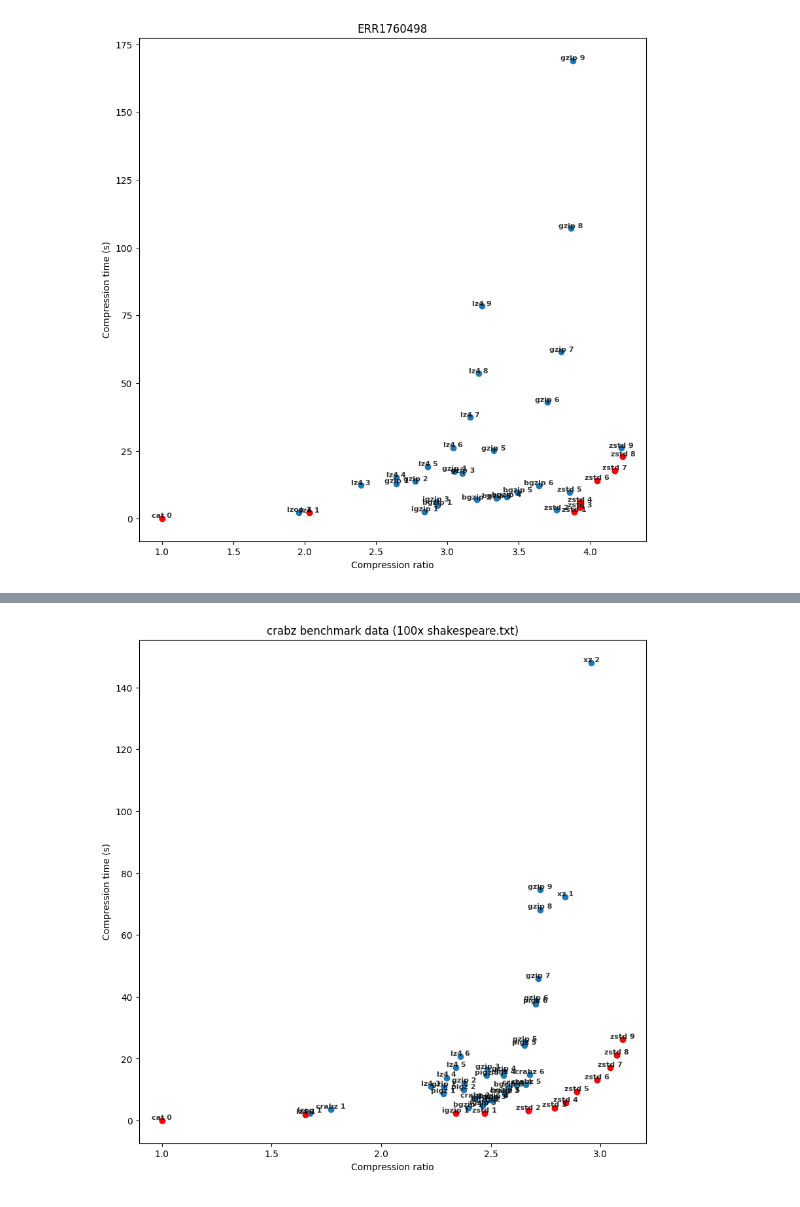
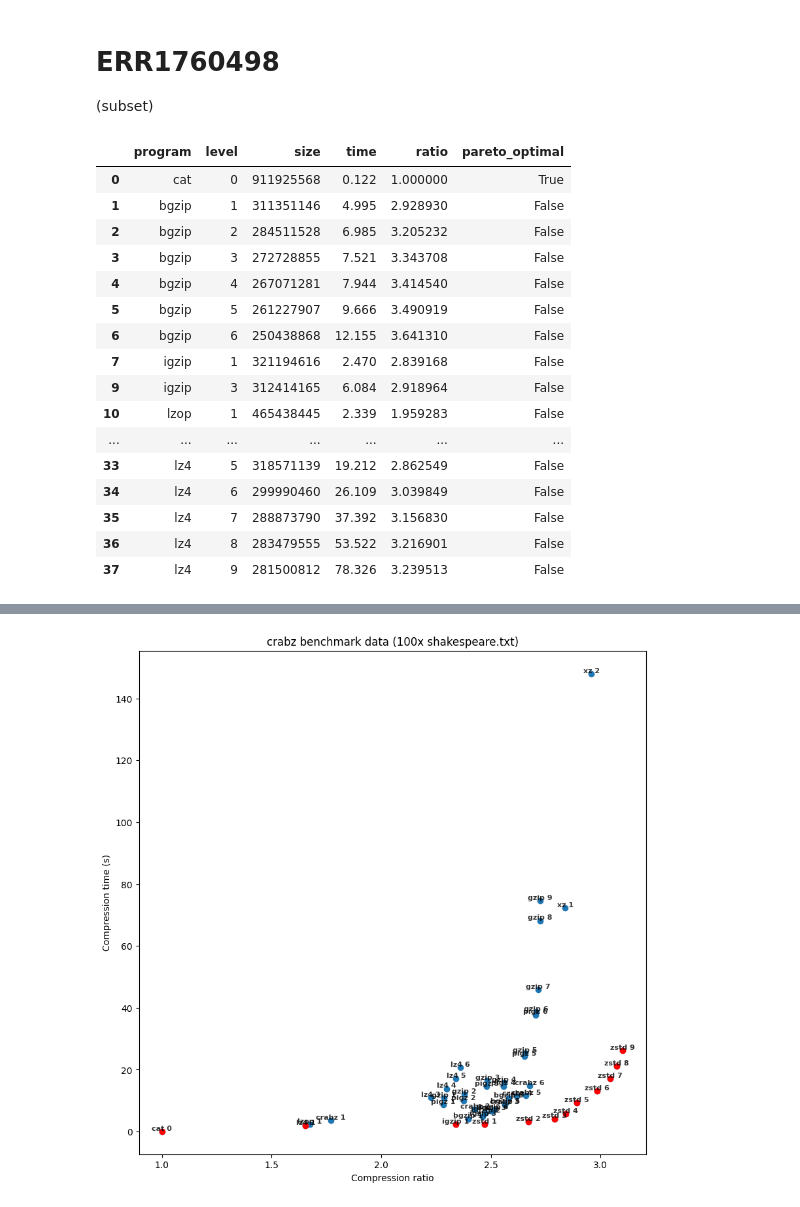
Before and after one commit to marcelm/compression, a Jupyter notebook: plotresults.ipynb, the cells around one changed output, grey strips where cells are left out. Cells and saved outputs as stored; diff of their text form; code cells hidden in the pictures.

```diff
--- a/plotresults.ipynb
+++ b/plotresults.ipynb
@@ -80,5 +109,25 @@ plot_table2(df, ymax=70, title="SRR020285")
+# %% [markdown]
+# ERR1760498
+
+(subset)
 # %%
-df = read_table("results.ERR1760498_1.tab")
-plot_table2(df, title="ERR1760498")
+df = read_table("results/ERR1760498.tab")
+df
 # %% [output]
-[figure, removed]
+|  | program | level | size | time | ratio | pareto_optimal |
+| 0 | cat | 0 | 911925568 | 0.122 | 1.000000 | True |
+| 1 | bgzip | 1 | 311351146 | 4.995 | 2.928930 | False |
+| 2 | bgzip | 2 | 284511528 | 6.985 | 3.205232 | False |
+| 3 | bgzip | 3 | 272728855 | 7.521 | 3.343708 | False |
+| 4 | bgzip | 4 | 267071281 | 7.944 | 3.414540 | False |
+| 5 | bgzip | 5 | 261227907 | 9.666 | 3.490919 | False |
+| 6 | bgzip | 6 | 250438868 | 12.155 | 3.641310 | False |
+| 7 | igzip | 1 | 321194616 | 2.470 | 2.839168 | False |
+| 9 | igzip | 3 | 312414165 | 6.084 | 2.918964 | False |
+| 10 | lzop | 1 | 465438445 | 2.339 | 1.959283 | False |
+| ... | ... | ... | ... | ... | ... | ... |
+| 33 | lz4 | 5 | 318571139 | 19.212 | 2.862549 | False |
+| 34 | lz4 | 6 | 299990460 | 26.109 | 3.039849 | False |
+| 35 | lz4 | 7 | 288873790 | 37.392 | 3.156830 | False |
+| 36 | lz4 | 8 | 283479555 | 53.522 | 3.216901 | False |
+| 37 | lz4 | 9 | 281500812 | 78.326 | 3.239513 | False |
```
Also changed, not shown: parts of 8 cells of this notebook, 1 other file.
